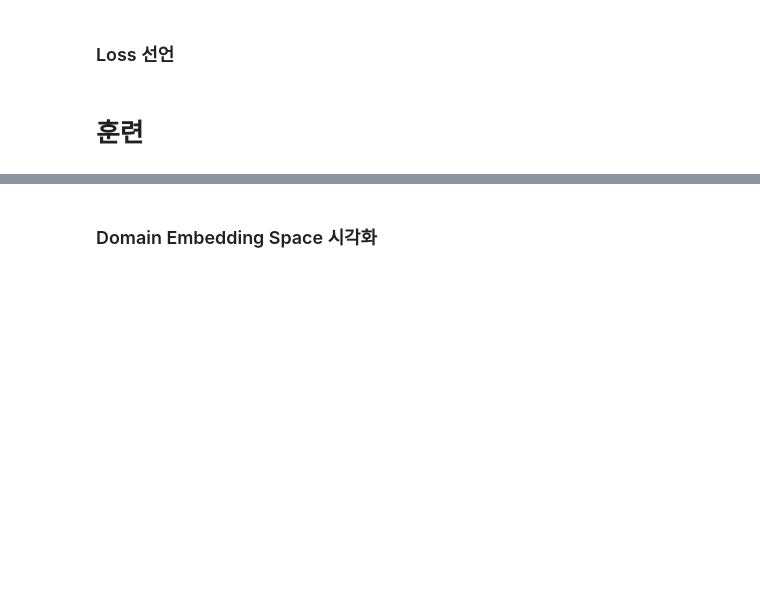
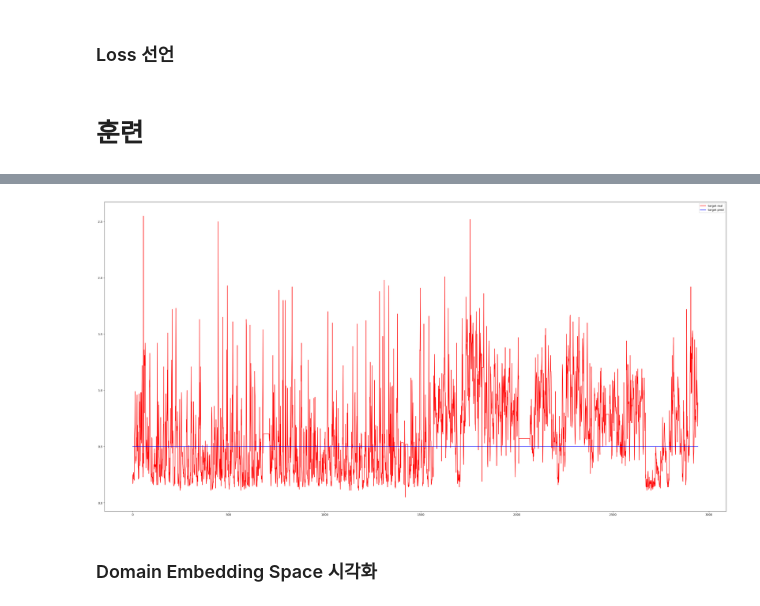
Before and after one commit to yunjai/LSTM_DANN, a Jupyter notebook: dann_try/072823_Final_ha_subal.ipynb, the cells around one changed output, grey strips where cells are left out. Cells and saved outputs as stored; diff of their text form; code cells hidden in the pictures; blank space fills up the shorter version.

```diff
--- a/dann_try/072823_Final_ha_subal.ipynb
+++ b/dann_try/072823_Final_ha_subal.ipynb
@@ -361,3 +361,11 @@ plt.show()
+# %%
+plt.figure(figsize=(40,20))
+plt.plot(t_real, color='red', label='target real')
+plt.plot(t_pred, color='blue', label='target pred')
+plt.legend()
+plt.show()
+# %% [output]
+[figure, added]
 # %% [markdown]
 ### Domain Embedding Space 시각화
 # %%
```
Also changed, not shown: parts of 4 cells of this notebook.
